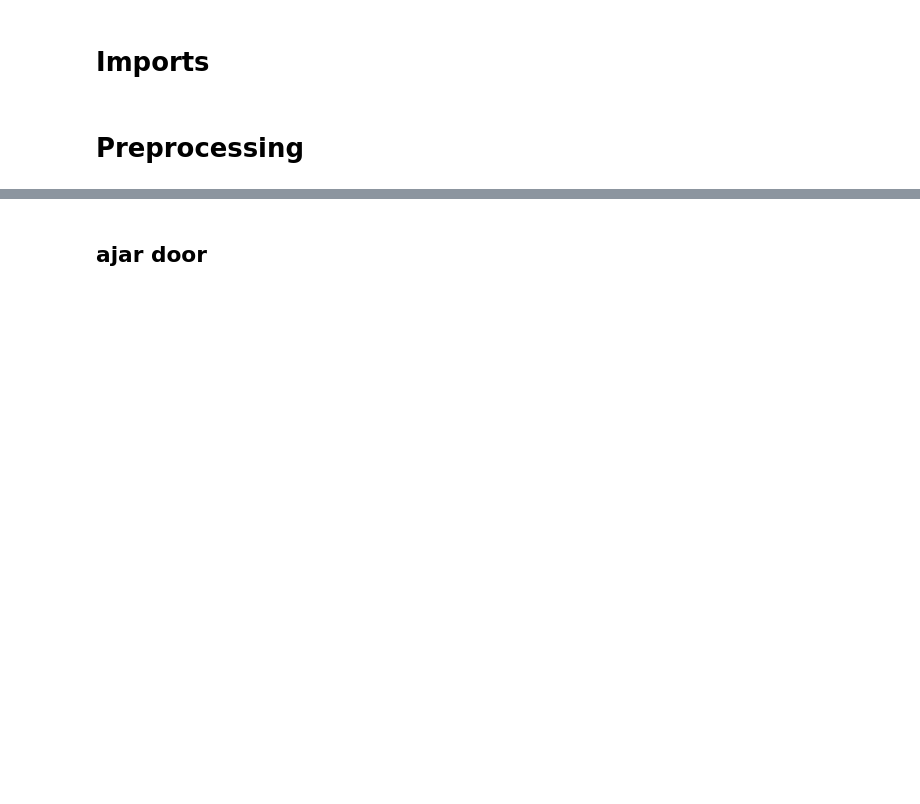
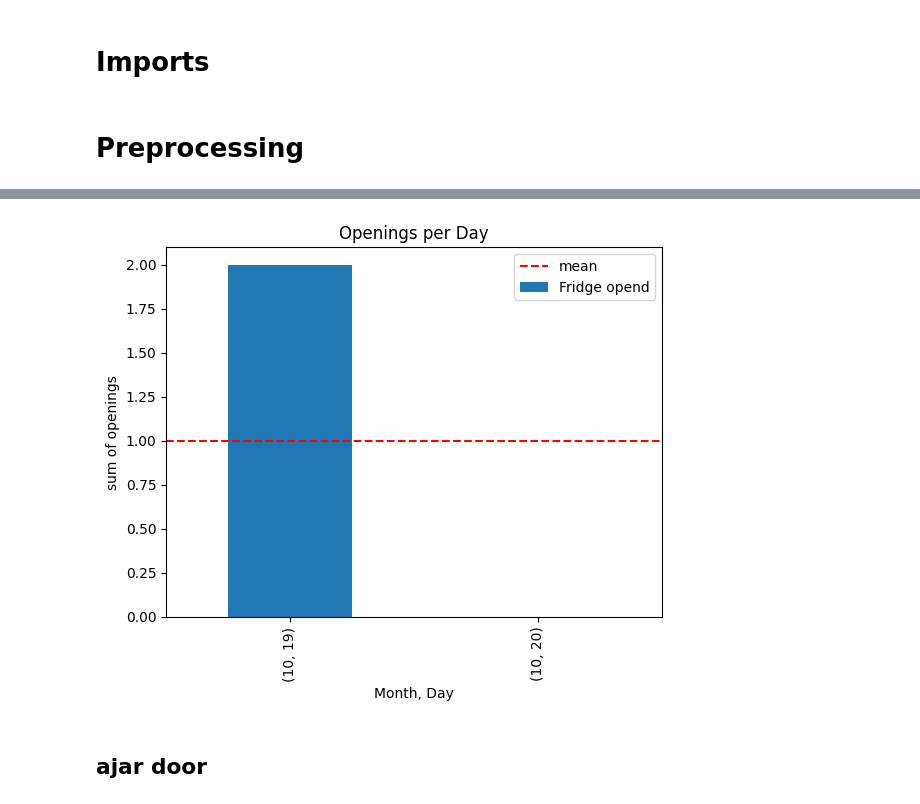
Before and after one commit to DamianAtlass/fridge-sensor, a Jupyter notebook: plotting.ipynb, the cells around one changed output, grey strips where cells are left out. Saved outputs shown, nothing was run; the diff lists cells and outputs as text; code cells hidden in the pictures; blank space fills up the shorter version.

```diff
--- a/plotting.ipynb
+++ b/plotting.ipynb
@@ -9,9 +9,10 @@ from matplotlib import pyplot as plt
 # %%
 df = pd.read_csv("logs.csv", sep=",")
 
-df["Door_open"] = df["Door"]=="open"
+df["Door_wide_open"] = df["Door"]=="open"
 df["Door_ajar"] = df["Door"]=="ajar"
 df.drop(columns=["Door"], axis=1, inplace=True)
 df["t"] = pd.to_datetime(df["t"], format="mixed")
 
 df["Alarm level"] = df["Alarm level"].map(lambda x: int(x[:1]))
+df
@@ -19,0 +42,10 @@ df["Alarm level"] = df["Alarm level"].map(lambda x: int(x[:1]))
+# %%
+tmp = df[["t", "Door_wide_open"]].copy()
+idx = np.where(
+    np.all(np.lib.stride_tricks.sliding_window_view(tmp["Door_wide_open"].copy(), 2) == [0,1], axis=1)
+)[0] + 1
+beginnings = np.zeros((len(tmp)))
+beginnings[idx] = 1
+tmp["Door_wide_open_start"] = beginnings
+tmp
+# how to consider time break???
@@ -20,3 +70,16 @@ df["Alarm level"] = df["Alarm level"].map(lambda x: int(x[:1]))
+# %%
+tmp["t"] = tmp["t"].apply(lambda t: (t.month, t.day))
+tmp_grouped = tmp.groupby("t")["Door_wide_open_start"].sum()
+
+tmp_grouped.plot(kind="bar", label="Fridge opend")
+plt.xlabel("Month, Day")
+plt.ylabel("sum of openings")
+plt.title("Openings per Day")
+plt.axhline(tmp_grouped.mean(), linestyle="--", color="r", label="mean")
+plt.legend()
+plt.show()
+# %% [output]
+[figure, added]
 # %% [markdown]
 ## ajar door
 # %%
```
Also changed, not shown: parts of 4 cells of this notebook.
